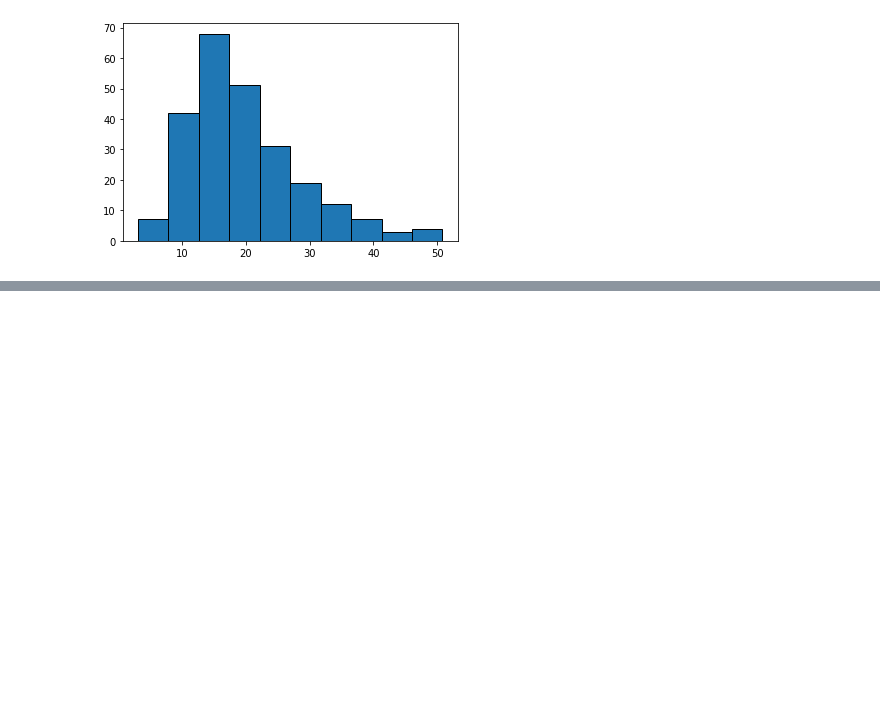
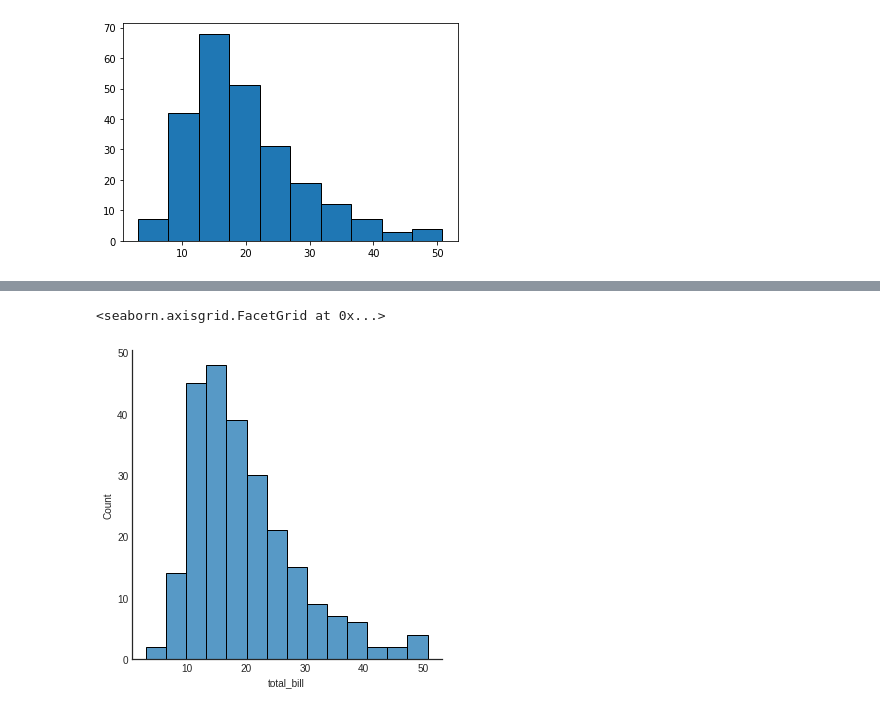
Before and after one commit to senjuti238/Machine-Learning-practice, a Jupyter notebook: Day2_ML.ipynb, the cells around one changed output, grey strips where cells are left out. Cells and saved outputs as stored; diff of their text form; code cells hidden in the pictures; blank space fills up the shorter version.

```diff
--- a/Day2_ML.ipynb
+++ b/Day2_ML.ipynb
@@ -258,0 +327,5 @@ ValueError: ignored
+# %%
+sns.displot(tips['total_bill'])
+# %% [output]
+<seaborn.axisgrid.FacetGrid at 0x...>
+[figure, added]
```
Also changed, not shown: parts of 15 cells of this notebook.
